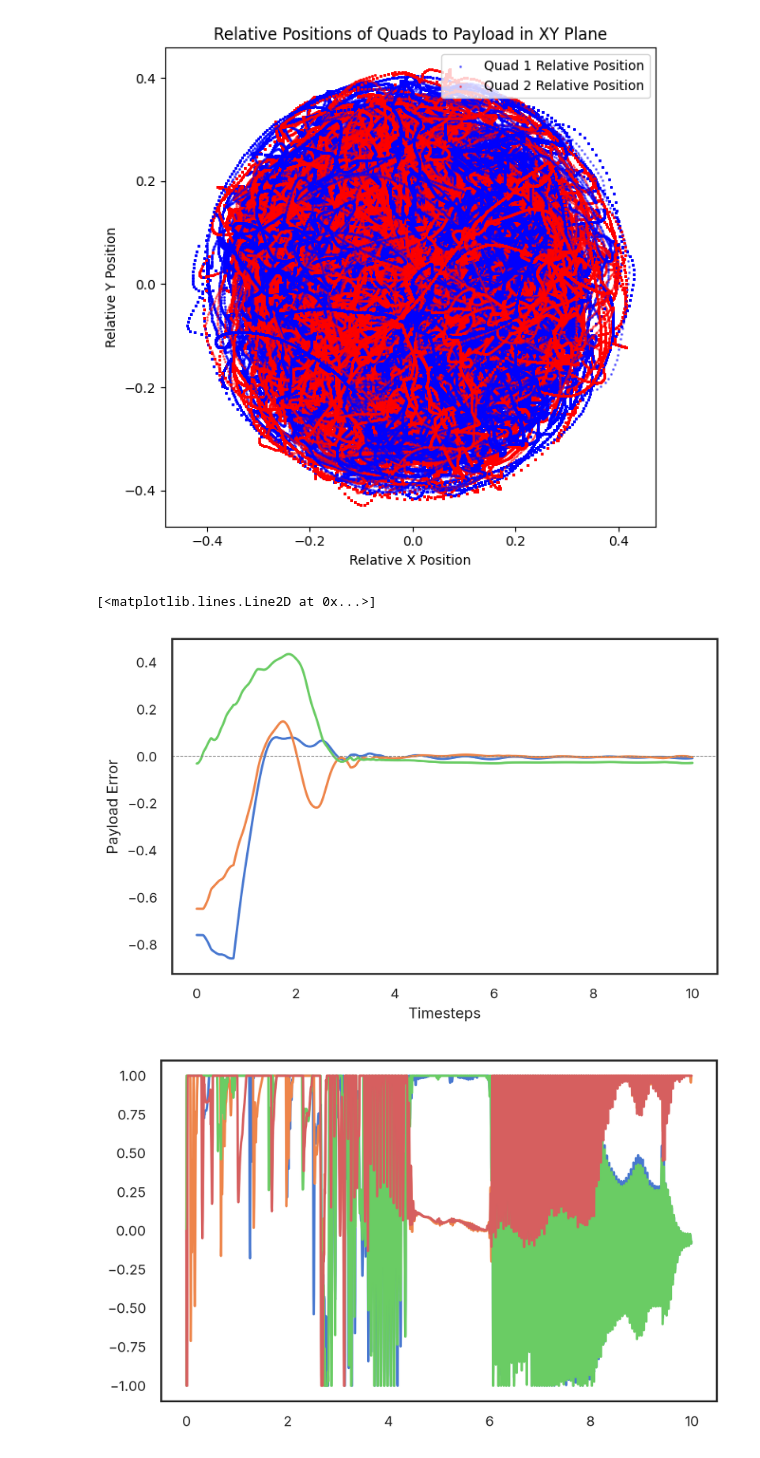
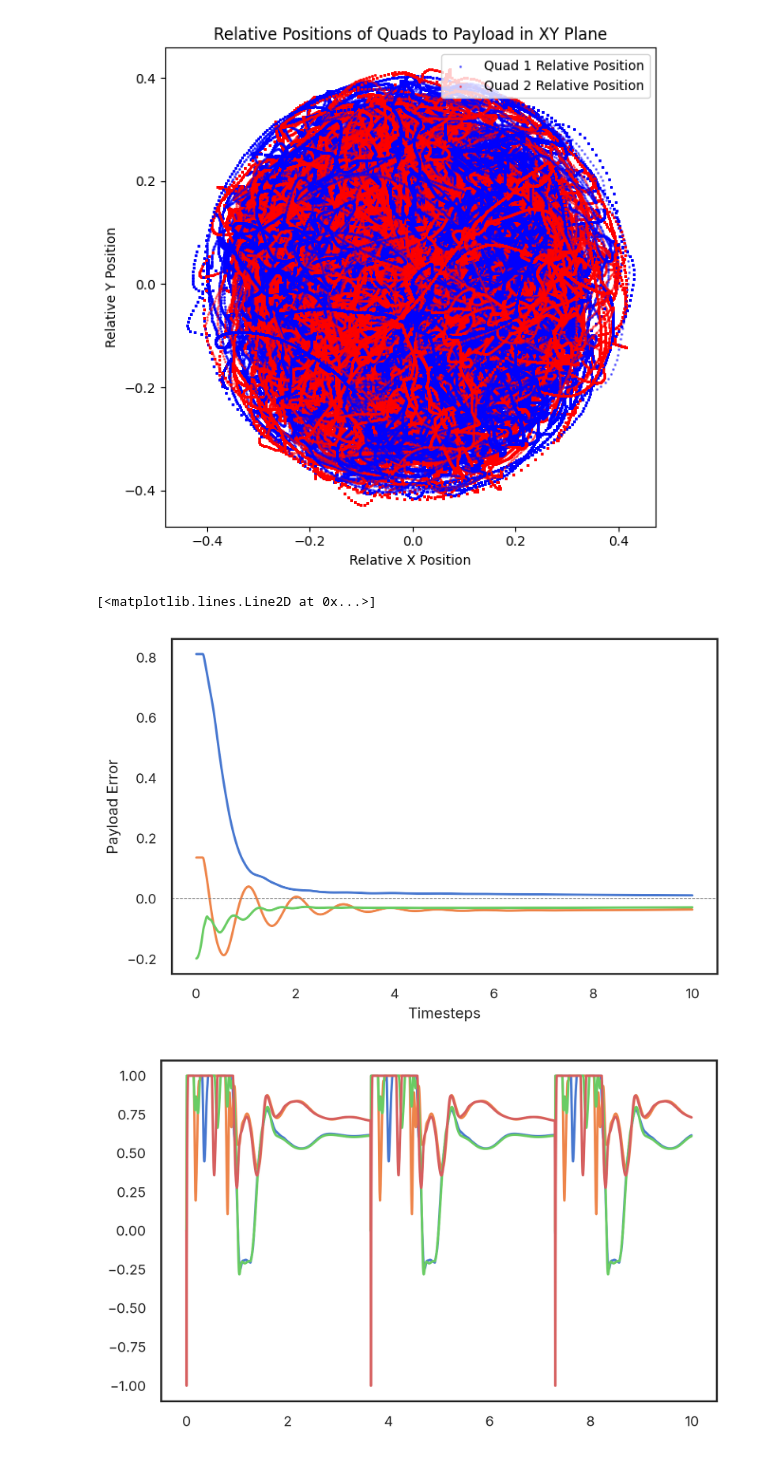
Before and after one commit to viktorlorentz/crazyMARL, a Jupyter notebook: plot_test.ipynb, the cells around one changed output. Drawn from its saved outputs; the diff is of its cells as text; code cells hidden in the pictures.

```diff
--- a/plot_test.ipynb
+++ b/plot_test.ipynb
@@ -23,7 +23,7 @@ plt.rcParams['figure.dpi'] = 300  # Set the resolution to 300 DPI for high-quali
 
 
 # Path to your ASDF file
-file_path = 'experiments/2_quads_recovery_20250619_231158/2_quads_recovery.crazy.asdf'
+file_path = 'experiments/2_quads_recovery_20250621_115258/2_quads_recovery.crazy.asdf'
 
 # Load the ASDF file and read the observations into memory
 with asdf.open(file_path) as af:
@@ -410,23 +410,23 @@ plt.show()
 # %%
 # plot the payload position error in x,y,z each as a line over a dashed line at 0
 fig8, ax8 = plt.subplots(figsize=(textwidth/2, textwidth/2 * 0.618))  # 0.618 is the golden ratio, for a square figure
-ax8.plot(time[1:], payload[1:, 0, 0], label='Payload Error X',
+ax8.plot(time[1:], payload[1:,full_runs[1], 0], label='Payload Error X',
             )
-ax8.plot(time[1:], payload[1:, 0, 1], label='Payload Error Y',
+ax8.plot(time[1:], payload[1:,full_runs[1], 1], label='Payload Error Y',
             )
-ax8.plot(time[1:], payload[1:, 0, 2], label='Payload Error Z',
+ax8.plot(time[1:], payload[1:,full_runs[1], 2], label='Payload Error Z',
             )
 ax8.axhline(0, color='gray', linestyle='--', linewidth=0.5, label='Zero Line')
 ax8.set_xlabel('Timesteps')
 ax8.set_ylabel('Payload Error')
 
 # plot quad actions over time (4 thrusts   )
 fig9, ax9 = plt.subplots(figsize=(textwidth/2, textwidth/2 * 0.618))  # 0.618 is the golden ratio, for a square
 ax9.plot(time, q_last_action[:, 0, 0], label='Quad 1 Thrust 1')
 ax9.plot(time, q_last_action[:, 0, 1], label='Quad 1 Thrust 2')
 ax9.plot(time, q_last_action[:, 0, 2], label='Quad 1 Thrust 3')
 ax9.plot(time, q_last_action[:, 0, 3], label='Quad 1 Thrust 4')
 # %% [output]
 [<matplotlib.lines.Line2D at 0x...>]
-[figure, old version]
+[figure, new version]
-[figure, old version]
+[figure, new version]
```
Also changed, not shown: parts of 1 cell of this notebook, 3 other files.
